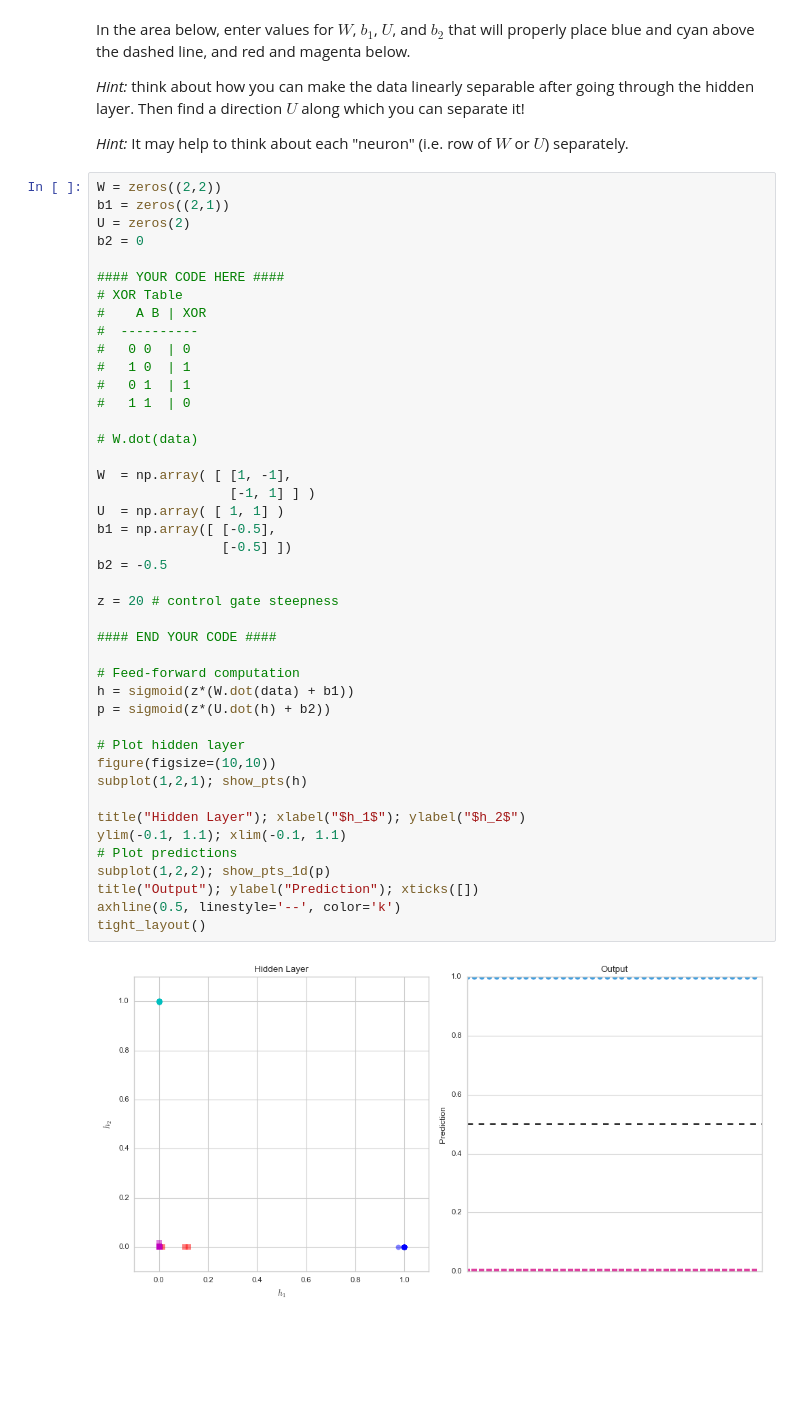
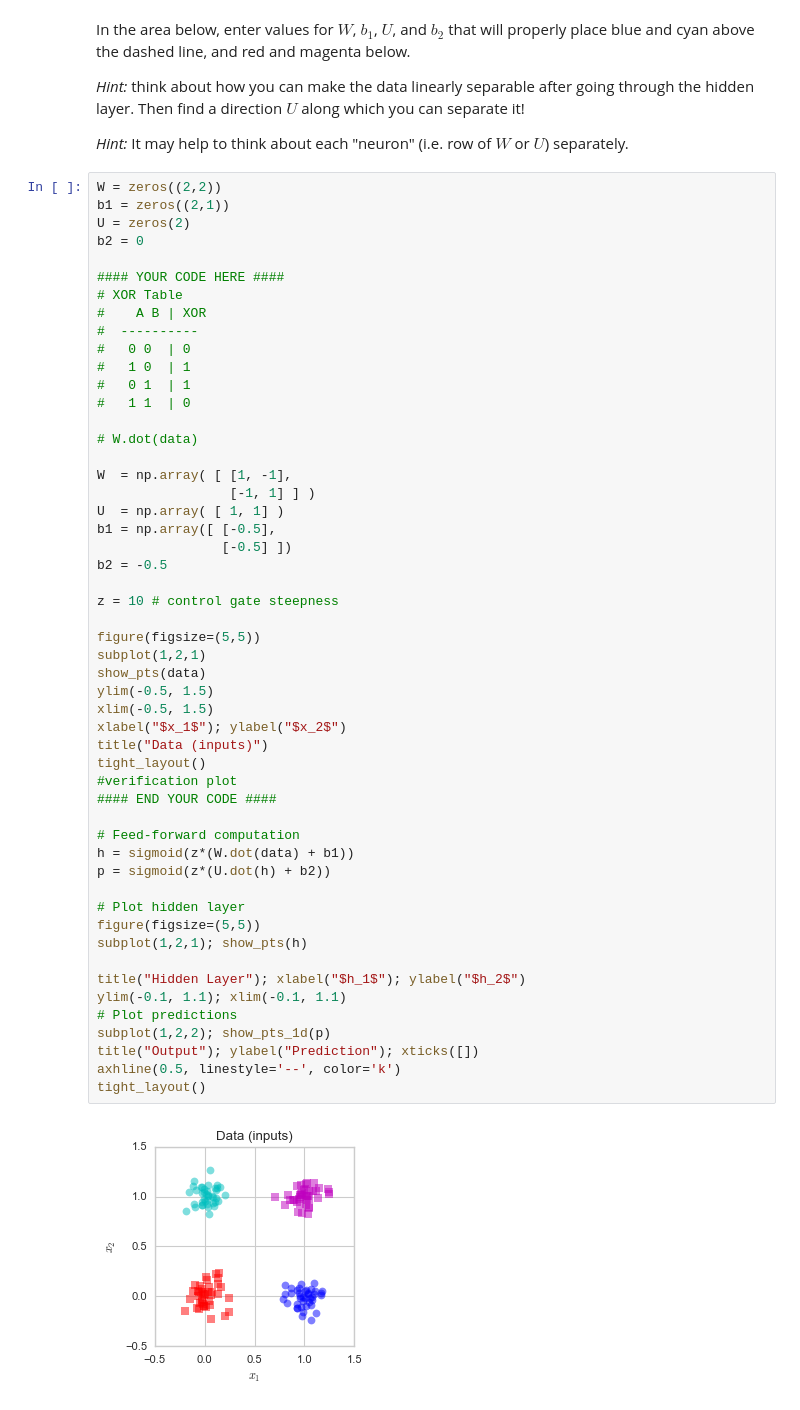
Before and after one commit to kingtaurus/cs224d, a Jupyter notebook: old_assignments/assignment2/part0-XOR.ipynb, the cells around one changed output. Drawn from its saved outputs; the diff is of its cells as text; blank space fills up the shorter version.

Commit message:
Updated part0-XOR.ipynb (some more visualization)

```diff
--- a/old_assignments/assignment2/part0-XOR.ipynb
+++ b/old_assignments/assignment2/part0-XOR.ipynb
@@ -88,33 +88,42 @@ b2 = 0
 #   0 1  | 1
 #   1 1  | 0
 
 # W.dot(data)
 
 W  = np.array( [ [1, -1],
                  [-1, 1] ] )
 U  = np.array( [ 1, 1] )
 b1 = np.array([ [-0.5],
                 [-0.5] ])
 b2 = -0.5
 
-z = 20 # control gate steepness
+z = 10 # control gate steepness
 
+figure(figsize=(5,5))
+subplot(1,2,1)
+show_pts(data)
+ylim(-0.5, 1.5)
+xlim(-0.5, 1.5)
+xlabel("$x_1$"); ylabel("$x_2$")
+title("Data (inputs)")
+tight_layout()
+#verification plot
 #### END YOUR CODE ####
 
 # Feed-forward computation
 h = sigmoid(z*(W.dot(data) + b1))
 p = sigmoid(z*(U.dot(h) + b2))
 
 # Plot hidden layer
-figure(figsize=(10,10))
+figure(figsize=(5,5))
 subplot(1,2,1); show_pts(h)
 
 title("Hidden Layer"); xlabel("$h_1$"); ylabel("$h_2$")
 ylim(-0.1, 1.1); xlim(-0.1, 1.1)
 # Plot predictions
 subplot(1,2,2); show_pts_1d(p)
 title("Output"); ylabel("Prediction"); xticks([])
 axhline(0.5, linestyle='--', color='k')
 tight_layout()
 # %% [output]
-[figure, old version]
+[figure, new version]
```
Also changed, not shown: parts of 5 cells of this notebook.
